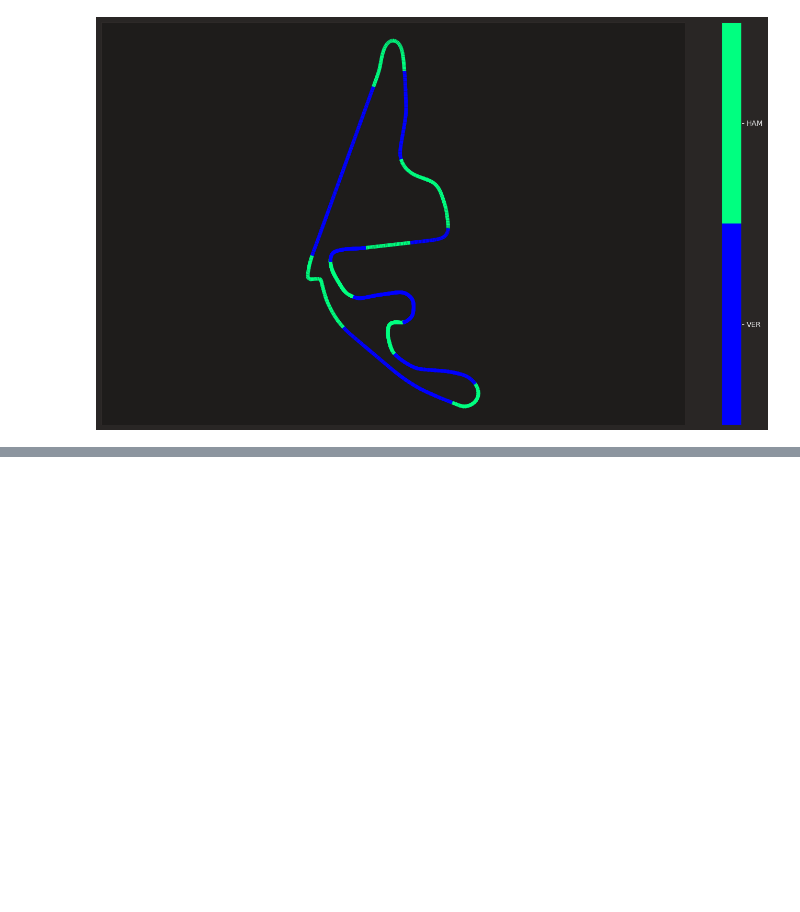
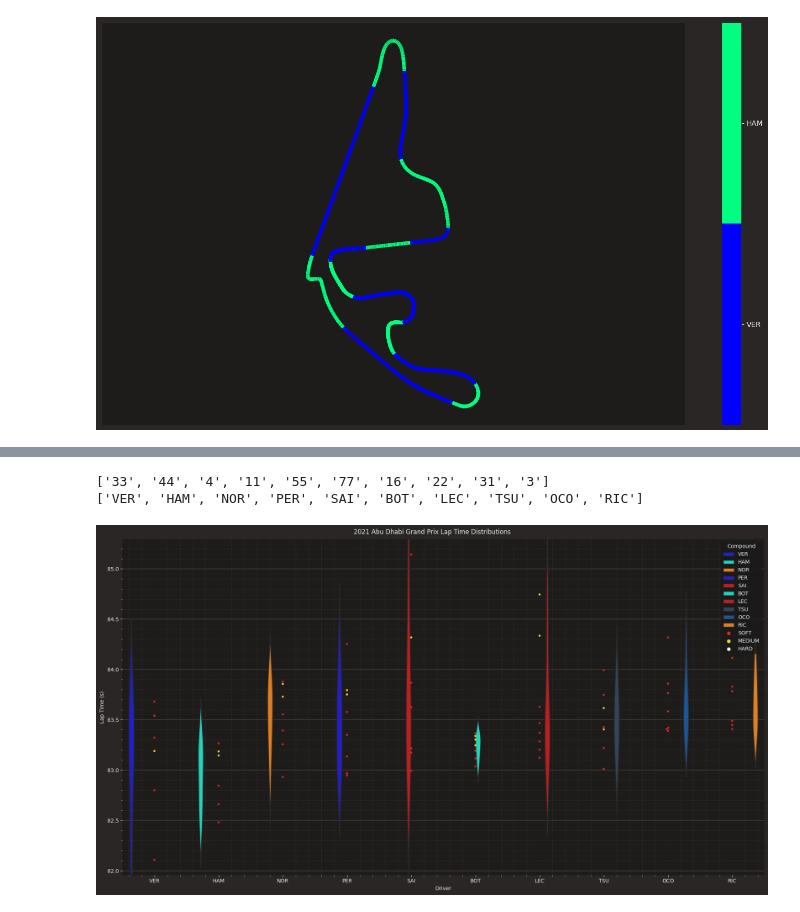
Before and after one commit to AYMNrh/F1_Dashboard, a Jupyter notebook: abu_dhabi_2021.ipynb, the cells around one changed output, grey strips where cells are left out. Drawn from its saved outputs; the diff is of its cells as text; code cells hidden in the pictures; blank space fills up the shorter version.

```diff
--- a/abu_dhabi_2021.ipynb
+++ b/abu_dhabi_2021.ipynb
@@ -213,0 +354,68 @@ plt.show()
+# %%
+###############################################################################
+# Load the race session
+
+race = session
+# race.load()
+
+###############################################################################
+# Get all the laps for the point finishers only.
+# Filter out slow laps (yellow flag, VSC, pitstops etc.)
+# as they distort the graph axis.
+point_finishers = race.drivers[:10]
+print(point_finishers)
+driver_laps = race.laps.pick_drivers(point_finishers).pick_quicklaps()
+driver_laps = driver_laps.reset_index()
+
+###############################################################################
+# To plot the drivers by finishing order,
+# we need to get their three-letter abbreviations in the finishing order.
+finishing_order = [race.get_driver(i)["Abbreviation"] for i in point_finishers]
+print(finishing_order)
+
+###############################################################################
+# First create the violin plots to show the distributions.
+# Then use the swarm plot to show the actual laptimes.
+
+# create the figure
+fig, ax = plt.subplots(figsize=(18, 10))
+
+# Seaborn doesn't have proper timedelta support,
+# so we have to convert timedelta to float (in seconds)
+driver_laps["LapTime(s)"] = driver_laps["LapTime"].dt.total_seconds()
+
+sns.violinplot(data=driver_laps,
+               x="Driver",
+               y="LapTime(s)",
+               hue="Driver",
+               inner=None,
+               density_norm="area",
+               order=finishing_order,
+               palette=ff1.plotting.get_driver_color_mapping(session=race)
+               )
+
+sns.swarmplot(data=driver_laps,
+              x="Driver",
+              y="LapTime(s)",
+              order=finishing_order,
+              hue="Compound",
+              palette=ff1.plotting.get_compound_mapping(session=race),
+              hue_order=["SOFT", "MEDIUM", "HARD"],
+              linewidth=0,
+              size=4,
+              )
+# sphinx_gallery_defer_figures
+
+###############################################################################
+# Make the plot more aesthetic
+ax.set_xlabel("Driver")
+ax.set_ylabel("Lap Time (s)")
+plt.suptitle("2021 Abu Dhabi Grand Prix Lap Time Distributions")
+sns.despine(left=True, bottom=True)
+
+plt.tight_layout()
+plt.show()
+# %% [output]
+['33', '44', '4', '11', '55', '77', '16', '22', '31', '3']
+['VER', 'HAM', 'NOR', 'PER', 'SAI', 'BOT', 'LEC', 'TSU', 'OCO', 'RIC']
+[figure, added]
```
Also changed, not shown: parts of 12 cells of this notebook, 1 other file.
